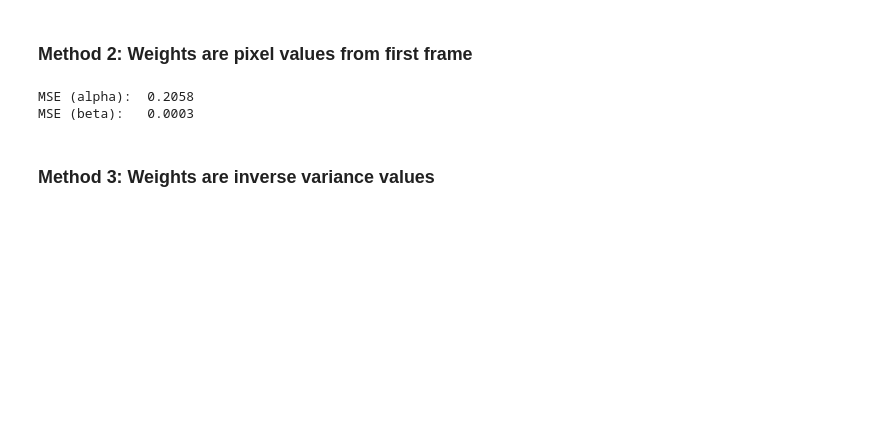
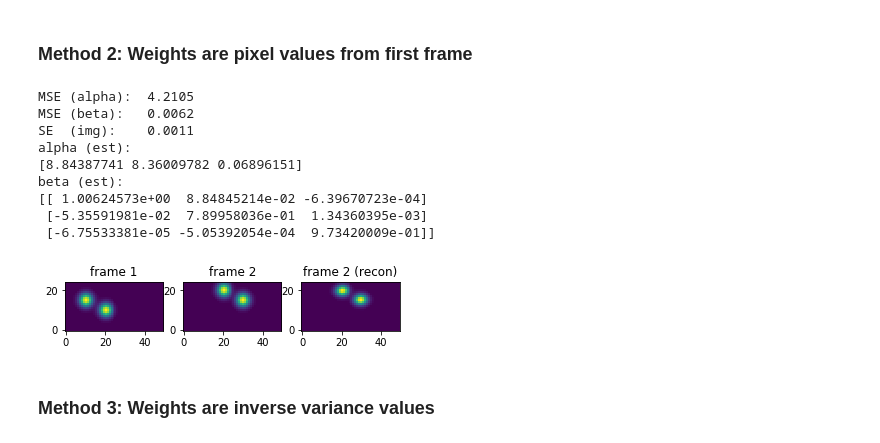
Before and after one commit to evarol/ot_tracking, a Jupyter notebook: python/notebooks/ot_regression.ipynb, the cells around one changed output. Cells and saved outputs as stored; diff of their text form; code cells hidden in the pictures; blank space fills up the shorter version.

```diff
--- a/python/notebooks/ot_regression.ipynb
+++ b/python/notebooks/ot_regression.ipynb
@@ -113,11 +167,19 @@ MSE (beta):   0.0276
 # %%
 wls_1 = LinearRegression(fit_intercept=True)
 wls_1.fit(X, Y, sample_weight=frame_1.flatten())
 
-print_regression_report(wls_1.intercept_, wls_1.coef_)
+print_regression_report(wls_1.intercept_, wls_1.coef_, verbose=True)
 # %% [output]
-MSE (alpha):  0.2058
-MSE (beta):   0.0003
+MSE (alpha):  4.2105
+MSE (beta):   0.0062
+SE  (img):    0.0011
+alpha (est):
+[8.84387741 8.36009782 0.06896151]
+beta (est):
+[[ 1.00624573e+00  8.84845214e-02 -6.39670723e-04]
+ [-5.35591981e-02  7.89958036e-01  1.34360395e-03]
+ [-6.75533381e-05 -5.05392054e-04  9.73420009e-01]]
+[figure, added]
 # %% [markdown]
 ### Method 3: Weights are inverse variance values
 # %%
```
Also changed, not shown: parts of 20 cells of this notebook, 2 other files.
